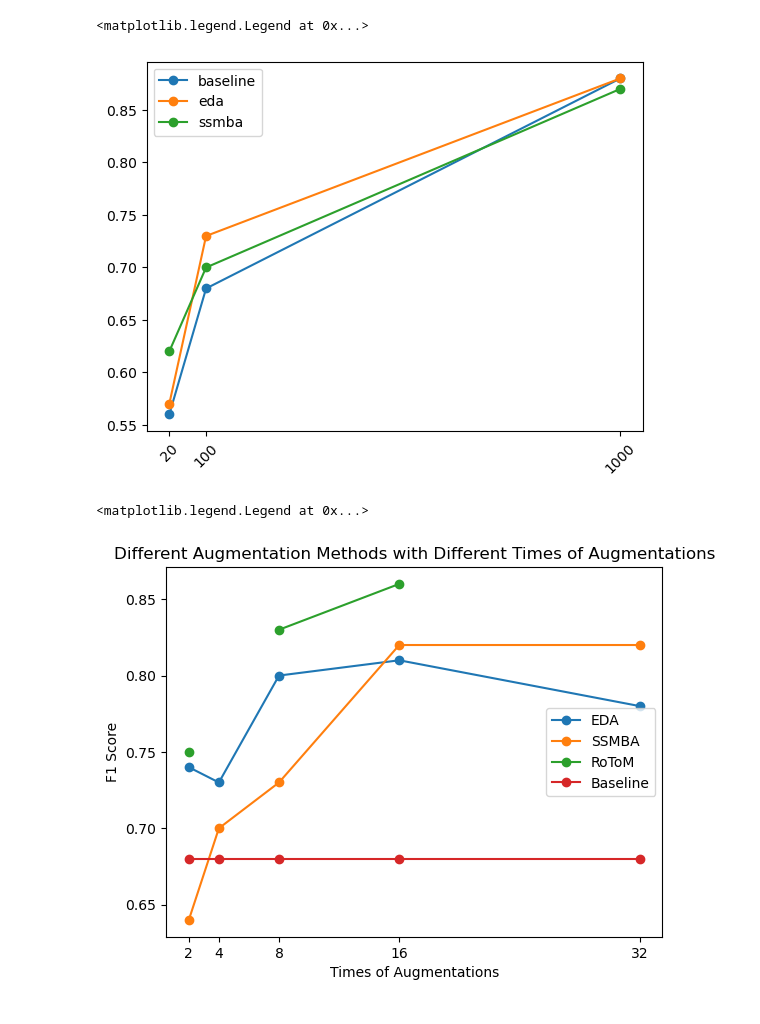
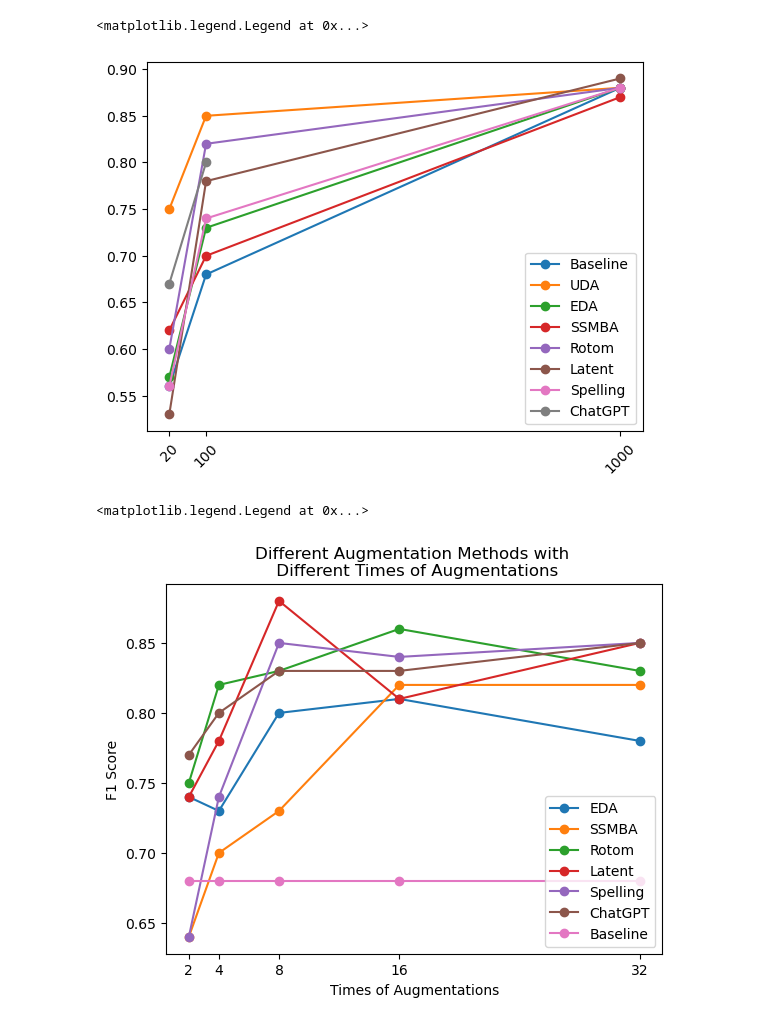
Before and after one commit to Yimin-zhou/NLP-Course-DA-BERT, a Jupyter notebook: results.ipynb, the cells around one changed output. Cells and saved outputs as stored; diff of their text form; code cells hidden in the pictures.

```diff
--- a/results.ipynb
+++ b/results.ipynb
@@ -11,13 +11,13 @@ import seaborn as sns
 # baseline = [0.56, 0.68, 0.88, 0.9]
 baseline = [0.56, 0.68, 0.88]
 
-uda = []
+uda = [0.75, 0.85, 0.88]
 eda = [0.57, 0.73, 0.88]
 ssmba = [0.62, 0.7, 0.87]
-rotom = []
-latent = []
-linguistic = []
-chat = []
+rotom = [0.6, 0.82, 0.88]
+latent = [0.53, 0.78, 0.89]
+spelling = [0.56, 0.74, 0.88]
+chat = [0.67, 0.8, None]
 
 
 x = [20, 100, 1000]
@@ -28,35 +28,47 @@ x = [20, 100, 1000]
 plt.xticks(x, rotation=45)
 
 
-plt.plot(x, baseline, '-o', label='baseline')
-# plt.plot(x, uda, '-o', label='uda')
-plt.plot(x, eda, '-o', label='eda')
-plt.plot(x, ssmba, '-o', label='ssmba')
+plt.plot(x, baseline, '-o', label='Baseline')
+plt.plot(x, uda, '-o', label='UDA')
+plt.plot(x, eda, '-o', label='EDA')
+plt.plot(x, ssmba, '-o', label='SSMBA')
+plt.plot(x, rotom, '-o', label='Rotom')
+plt.plot(x, latent, '-o', label='Latent')
+plt.plot(x, spelling, '-o', label='Spelling')
+plt.plot(x, chat, '-o', label='ChatGPT')
 
 plt.legend()
 # %% [output]
 <matplotlib.legend.Legend at 0x...>
-[figure, old version]
+[figure, new version]
 # %%
 # RQ2
 
+baseline = [0.68, 0.68, 0.68, 0.68, 0.68]
+
 eda   = [0.74, 0.73, 0.8, 0.81, 0.78]
 ssmba = [0.64, 0.7, 0.73, 0.82, 0.82]
-rotom = [0.75, None, 0.83, 0.86, None]
-baseline = [0.68, 0.68, 0.68, 0.68, 0.68]
+rotom = [0.75, 0.82, 0.83, 0.86, 0.83]
+latent = [0.74, 0.78, 0.88, 0.81, 0.85]
+spelling = [0.64, 0.74, 0.85, 0.84, 0.85]
+chat = [0.77, 0.8, 0.83, 0.83, 0.85]
+
 
 x = [2, 4, 8, 16, 32]
 
 plt.plot(x, eda, '-o', label='EDA')
 plt.plot(x, ssmba,'-o',  label='SSMBA')
-plt.plot(x, rotom, '-o', label='RoToM')
+plt.plot(x, rotom, '-o', label='Rotom')
+plt.plot(x, latent, '-o', label='Latent')
+plt.plot(x, spelling, '-o', label='Spelling')
+plt.plot(x, chat, '-o', label='ChatGPT')
 plt.plot(x, baseline, '-o', label='Baseline')
 
 plt.xlabel('Times of Augmentations')
 plt.xticks([2, 4, 8, 16, 32])
 plt.ylabel('F1 Score')
-plt.title('Different Augmentation Methods with Different Times of Augmentations')
-plt.legend()
+plt.title('Different Augmentation Methods with \n Different Times of Augmentations')
+plt.legend(loc='lower right')
 # %% [output]
 <matplotlib.legend.Legend at 0x...>
-[figure, old version]
+[figure, new version]
```
Also changed, not shown: 2 other files.
